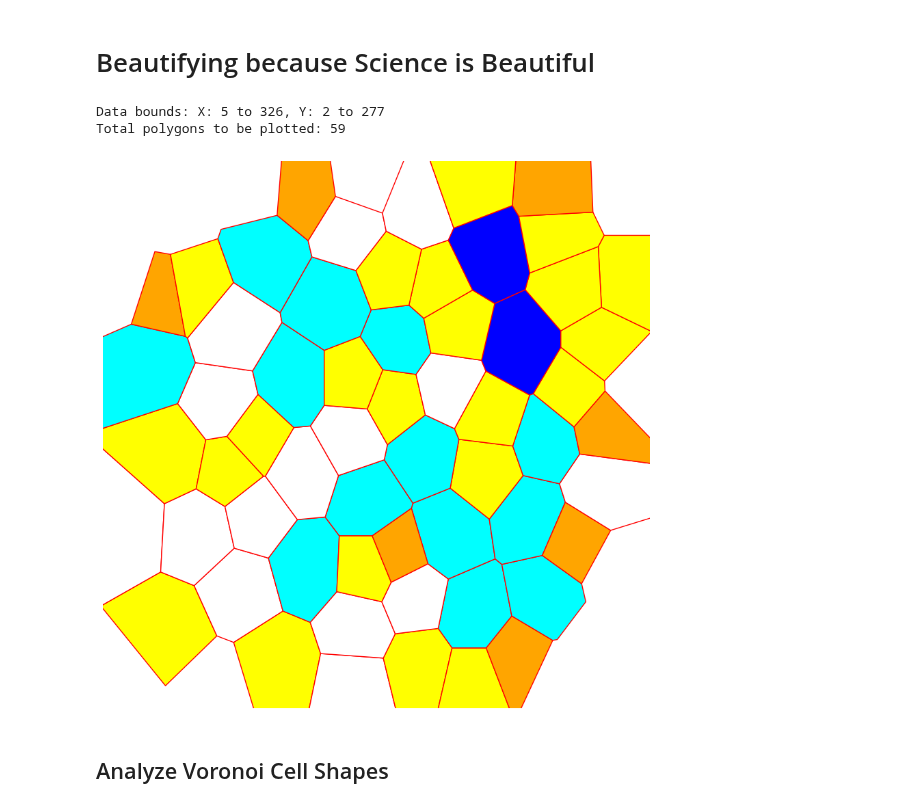
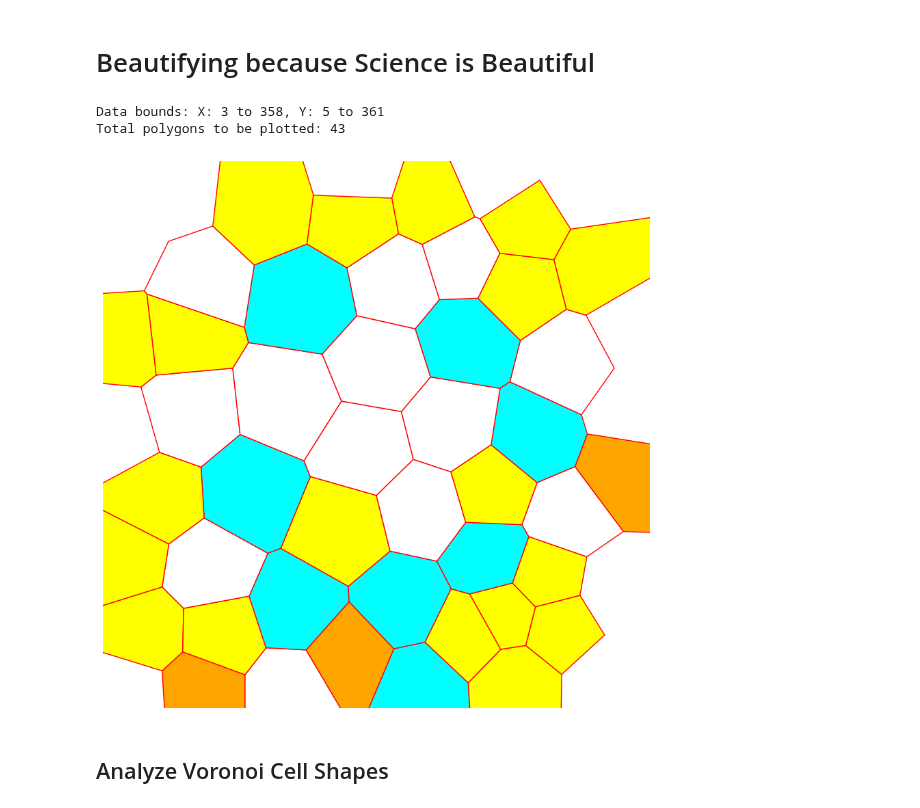
Before and after one commit to lemontang3/Python_Physics, a Jupyter notebook: Voronoi_Analysis.ipynb, the cells around one changed output. Drawn from its saved outputs; the diff is of its cells as text; code cells hidden in the pictures.

```diff
--- a/Voronoi_Analysis.ipynb
+++ b/Voronoi_Analysis.ipynb
@@ -47,7 +47,7 @@ import numpy as np
 import matplotlib.pyplot as plt
 
 # Load the image
-image_path = "sample5A.png"  # Update with your image path if needed
+image_path = "sample1B.png"  # Update with your image path if needed
 image = cv2.imread(image_path, cv2.IMREAD_GRAYSCALE)
 
 # Apply Gaussian blur to reduce noise
@@ -145,7 +145,7 @@ import numpy as np
 import matplotlib.pyplot as plt
 
 # Load the image in grayscale
-image_path = "sample5A.png"  # Update with your image path if needed
+image_path = "sample1B.png"  # Update with your image path if needed
 image = cv2.imread(image_path, cv2.IMREAD_GRAYSCALE)
 
 # Apply median blur to reduce noise
@@ -168,7 +168,9 @@ contours, _ = cv2.findContours(edges, cv2.RETR_EXTERNAL, cv2.CHAIN_APPROX_SIMPLE
 output_final = cv2.cvtColor(image, cv2.COLOR_GRAY2BGR)
 
 
-centroids =np.array([[5, 3], [63, 2], [103, 16], [153, 4], [192, 15], [226, 6], [279, 4], [253, 18], [37, 33], [303, 25], [155, 36], [226, 43], [271, 53], [188, 52], [81, 56], [316, 65], [122, 69], [161, 67], [9, 90], [210, 86], [56, 87], [178, 75], [263, 95], [289, 82], [161, 103], [91, 96], [304, 110], [118, 119], [234, 121], [39, 129], [74, 121], [195, 129], [271, 136], [150, 140], [90, 138], [308, 145], [69, 156], [237, 149], [114, 168], [176, 157], [210, 166], [25, 178], [290, 163], [326, 165], [152, 168], [255, 187], [306, 187], [180, 190], [74, 196], [214, 198], [138, 210], [321, 223], [289, 221], [8, 223], [32, 214], [51, 218], [203, 220], [176, 227], [97, 237], [235, 238], [39, 260], [149, 251], [280, 248], [191, 261], [279, 269], [321, 271], [121, 271], [89, 274], [223, 274], [157, 277]]
+centroids =np.array([[10, 5], [59, 8], [122, 8], [211, 10], [276, 14], [339, 13], [23, 47], [161, 31], [73, 46], [305, 50], [125, 63], [199, 67], [244, 45], [269, 59], [347, 76], [65, 89], [296, 85], [259, 98], [7, 98], [156, 118], [311, 128], [213, 132], [95, 143], [28, 139], [261, 146], [350, 157], [172, 174], [289, 180], [232, 189], [3, 185], [49, 198], [121, 206], [357, 201], [313, 232], [182, 231], [9, 249], [242, 250], [358, 256], [132, 276], [44, 253], [56, 288], [195, 289], [333, 299], [277, 285], [5, 313], [240, 303], [282, 327], [106, 341], [219, 343], [166, 333], [35, 349], [325, 354], [167, 360], [260, 361]]
+
+
 
 
 
@@ -425,10 +210,7 @@ from matplotlib.patches import Polygon
 from matplotlib.collections import PatchCollection
 
 # Your points
-points =  np.array([[5, 3], [63, 2], [103, 16], [153, 4], [192, 15], [226, 6], [279, 4], [253, 18], [37, 33], [303, 25], [155, 36], [226, 43], [271, 53], [188, 52], [81, 56], [316, 65], [122, 69], [161, 67], [9, 90], [210, 86], [56, 87], [178, 75], [263, 95], [289, 82], [161, 103], [91, 96], [304, 110], [118, 119], [234, 121], [39, 129], [74, 121], [195, 129], [271, 136], [150, 140], [90, 138], [308, 145], [69, 156], [237, 149], [114, 168], [176, 157], [210, 166], [25, 178], [290, 163], [326, 165], [152, 168], [255, 187], [306, 187], [180, 190], [74, 196], [214, 198], [138, 210], [321, 223], [289, 221], [8, 223], [32, 214], [51, 218], [203, 220], [176, 227], [97, 237], [235, 238], [39, 260], [149, 251], [280, 248], [191, 261], [279, 269], [321, 271], [121, 271], [89, 274], [223, 274], [157, 277]]
-
-
-
+points =  np.array([[10, 5], [59, 8], [122, 8], [211, 10], [276, 14], [339, 13], [23, 47], [161, 31], [73, 46], [305, 50], [125, 63], [199, 67], [244, 45], [269, 59], [347, 76], [65, 89], [296, 85], [259, 98], [7, 98], [156, 118], [311, 128], [213, 132], [95, 143], [28, 139], [261, 146], [350, 157], [172, 174], [289, 180], [232, 189], [3, 185], [49, 198], [121, 206], [357, 201], [313, 232], [182, 231], [9, 249], [242, 250], [358, 256], [132, 276], [44, 253], [56, 288], [195, 289], [333, 299], [277, 285], [5, 313], [240, 303], [282, 327], [106, 341], [219, 343], [166, 333], [35, 349], [325, 354], [167, 360], [260, 361]]
 
 
 )
@@ -494,36 +276,36 @@ for i, region_idx in enumerate(vor.point_region):
     if num_sides >= 10:
         patch_colors.append(color_map[10])  # Group all large polygons
     elif num_sides in color_map:
         patch_colors.append(color_map[num_sides])
     else:
         patch_colors.append('gray')  # Fallback color
 
 # Print how many polygons we're actually plotting
 print(f"Total polygons to be plotted: {len(patches)}")
 
 # Create a patch collection with specified colors
 patch_collection = PatchCollection(patches, alpha=1)
 patch_collection.set_facecolor(patch_colors)
 patch_collection.set_edgecolor('red')  # Red borders
 patch_collection.set_linewidth(1.0)
 
 # Add the patch collection to the plot
 ax.add_collection(patch_collection)
 
 ax.set_xlim(x_range)
 ax.set_ylim(y_range)
 
 # Remove axes for a clean look
 ax.set_axis_off()
 # Use a clean background with no padding
 plt.subplots_adjust(left=0, right=1, top=1, bottom=0)
 plt.tight_layout(pad=0)
 
 plt.show()
 # %% [output]
-Data bounds: X: 5 to 326, Y: 2 to 277
-Total polygons to be plotted: 59
+Data bounds: X: 3 to 358, Y: 5 to 361
+Total polygons to be plotted: 43
-[figure, old version]
+[figure, new version]
 # %% [markdown]
 ## Analyze Voronoi Cell Shapes
 # %%
```
Also changed, not shown: parts of 9 cells of this notebook, 14 other files.
